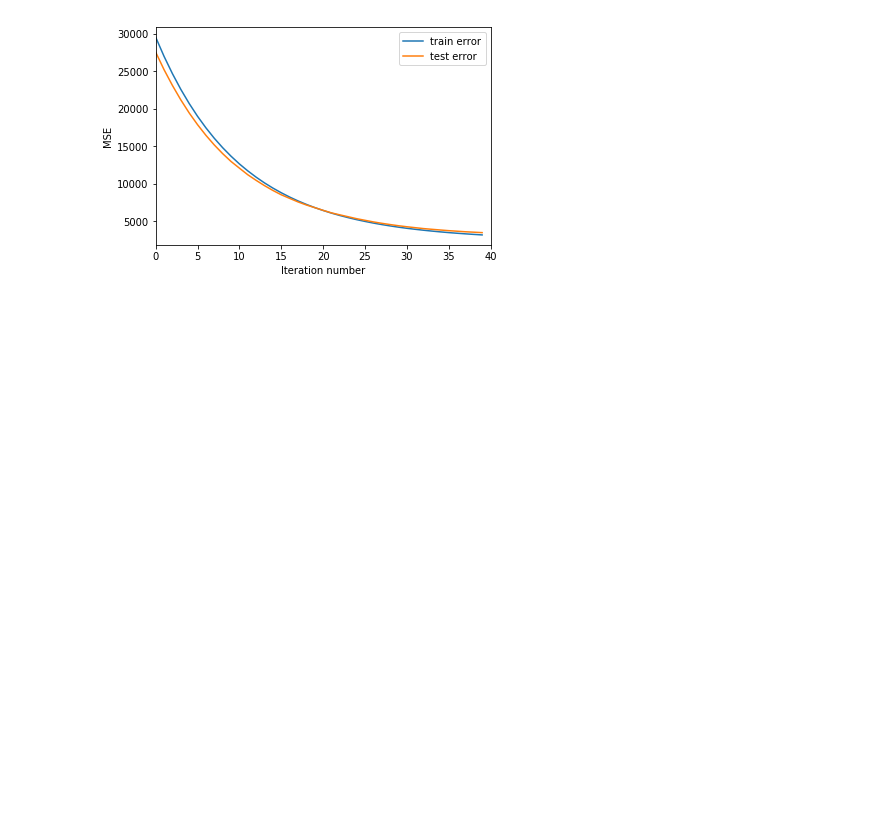
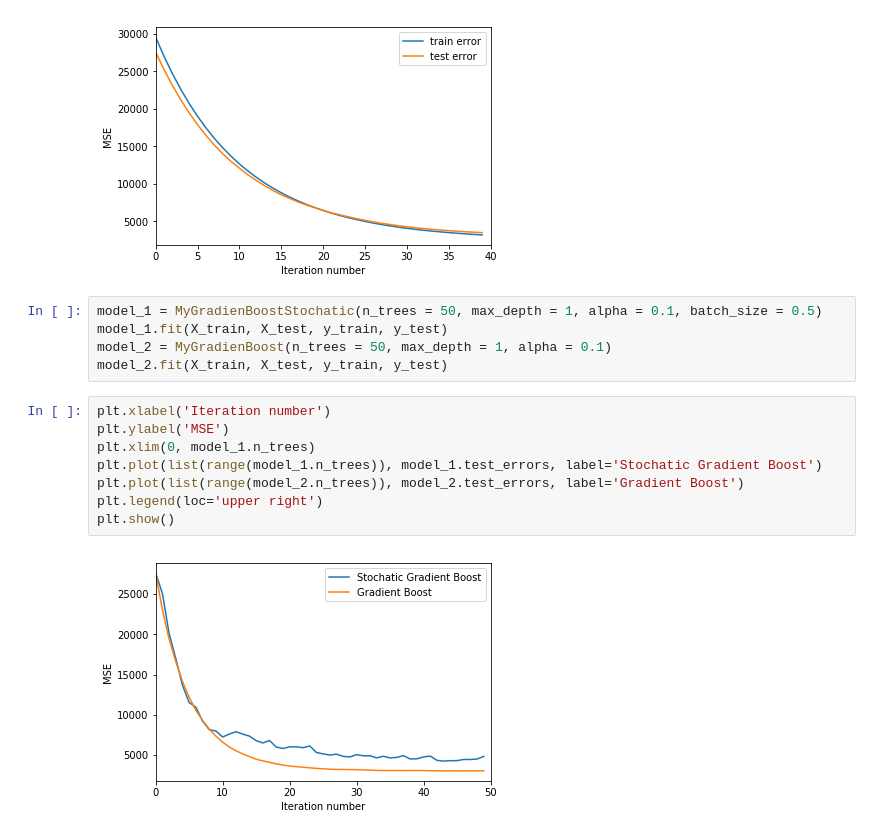
Before and after one commit to liga3d/GeekBrains_ML_Algorithms, a Jupyter notebook: hw_06.ipynb, the cells around one changed output. Saved outputs shown, nothing was run; the diff lists cells and outputs as text; blank space fills up the shorter version.

```diff
--- a/hw_06.ipynb
+++ b/hw_06.ipynb
@@ -302,3 +300,18 @@ err
 get_error_plot(model)
 # %% [output]
 [figure]
+# %%
+model_1 = MyGradienBoostStochatic(n_trees = 50, max_depth = 1, alpha = 0.1, batch_size = 0.5)
+model_1.fit(X_train, X_test, y_train, y_test)
+model_2 = MyGradienBoost(n_trees = 50, max_depth = 1, alpha = 0.1)
+model_2.fit(X_train, X_test, y_train, y_test)
+# %%
+plt.xlabel('Iteration number')
+plt.ylabel('MSE')
+plt.xlim(0, model_1.n_trees)
+plt.plot(list(range(model_1.n_trees)), model_1.test_errors, label='Stochatic Gradient Boost')
+plt.plot(list(range(model_2.n_trees)), model_2.test_errors, label='Gradient Boost')
+plt.legend(loc='upper right')
+plt.show()
+# %% [output]
+[figure, added]
```
Also changed, not shown: parts of 1 cell of this notebook.
